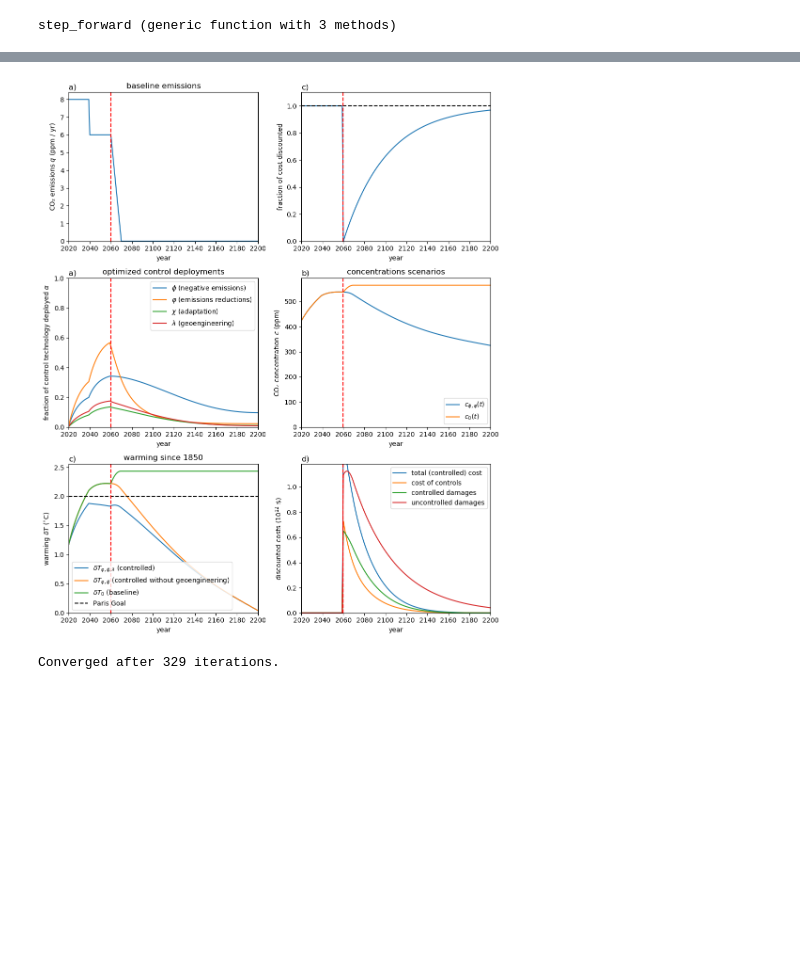
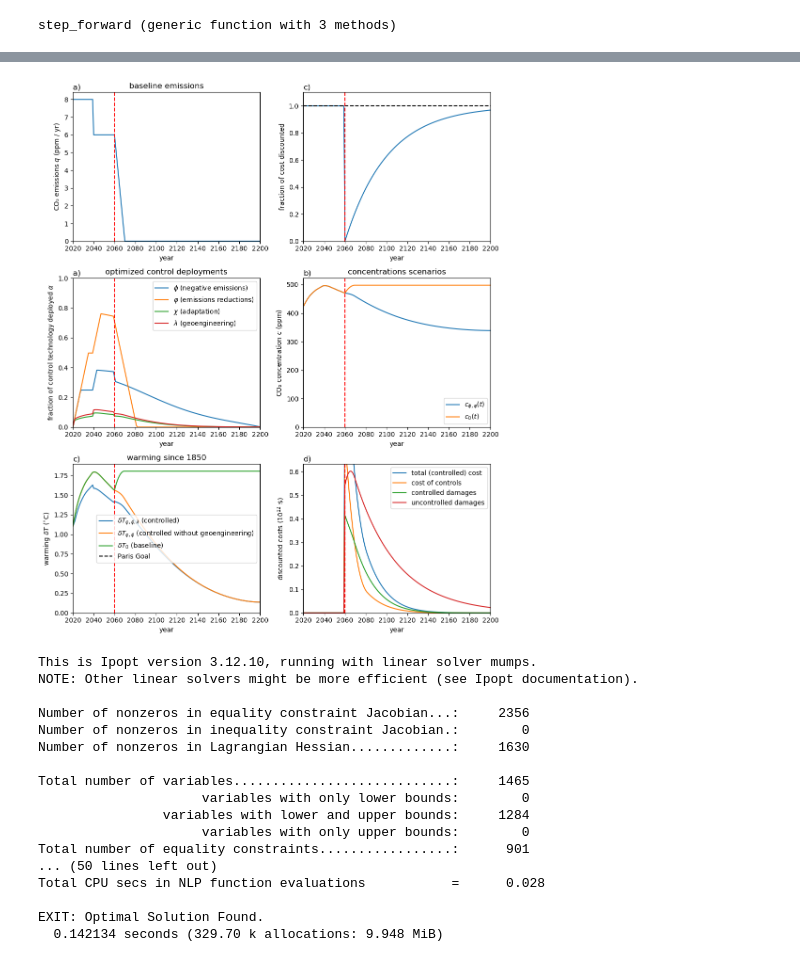
Before and after one commit to hdrake/OptimizeClimate, a Jupyter notebook: notebooks/policy_updates.ipynb, the cells around one changed output, grey strips where cells are left out. Saved outputs shown, nothing was run; the diff lists cells and outputs as text; code cells hidden in the pictures; blank space fills up the shorter version.

```diff
--- a/notebooks/policy_updates.ipynb
+++ b/notebooks/policy_updates.ipynb
@@ -10,6 +9,9 @@ include("../src/optimize.jl");
 include("../src/plotting.jl");
 # %%
-t = Array(2020:1.:2200);
+dt = 1.
+t = Array(2020:dt:2200);
+
+ECS=3.0
 
 GWP = 100. # global world product (trillion $ / year)
 
@@ -38,7 +36,7 @@ ECS=3.0
 ensemble = Dict{String, ClimateModel}();
 
 name = "2020";
-controls = init_linear_controls(t);
+controls = init_zero_controls(t);
 present_year = 2020.
 
-model = ClimateModel(name, ECS, t, controls, economics, present_year);
+model = ClimateModel(name, ECS, t, dt, controls, economics, present_year);
@@ -53,0 +47,5 @@ plot_state(model)
+# %%
+maxslope = 1. /30.
+optimize_controls!(model, maxslope = maxslope);
+ensemble[model.name] = model;
+plot_state(model)
@@ -68,7 +85,6 @@ function step_forward(model::ClimateModel, Δt::Float64, q0::Float64, t0::Float6
     new_emissions = zeros(size(model.domain))
     new_emissions[model.domain .< model.present_year] = deepcopy(model.economics.baseline_emissions)[model.domain .< model.present_year]
     new_emissions[model.domain .>= model.present_year] = deepcopy(baseline_emissions(model.domain, q0, t0, Δt0))[model.domain .>= model.present_year]
-    #new_emissions = deepcopy(baseline_emissions(model.domain, q0, t0, Δt0))
 
     economics = Economics(
         β, utility_discount_rate,
@@ -77,7 +93,7 @@ function step_forward(model::ClimateModel, Δt::Float64, q0::Float64, t0::Float6
         new_emissions
     )
     model = ClimateModel(
-        model.name, model.ECS, model.domain, controls, economics, present_year,
+        model.name, model.ECS, model.domain, model.dt, controls, economics, present_year,
     );
     return model
 end
@@ -97,8 +129,24 @@ Converged after 399 iterations.
 # %%
 model = step_forward(model, 20., 6., 2060., 10.)
-optimize!(model)
+optimize_controls!(model, maxslope = maxslope);
 plot_state(model)
 ensemble[model.name] = model;
 # %% [output]
-[figure, old version]
+[figure, new version]
-Converged after 329 iterations.
+This is Ipopt version 3.12.10, running with linear solver mumps.
+NOTE: Other linear solvers might be more efficient (see Ipopt documentation).
+
+Number of nonzeros in equality constraint Jacobian...:     2356
+Number of nonzeros in inequality constraint Jacobian.:        0
+Number of nonzeros in Lagrangian Hessian.............:     1630
+
+Total number of variables............................:     1465
+                     variables with only lower bounds:        0
+                variables with lower and upper bounds:     1284
+                     variables with only upper bounds:        0
+Total number of equality constraints.................:      901
+... (50 lines left out)
+Total CPU secs in NLP function evaluations           =      0.028
+
+EXIT: Optimal Solution Found.
+  0.142134 seconds (329.70 k allocations: 9.948 MiB)
```
Also changed, not shown: parts of 7 cells of this notebook, 14 other files.
